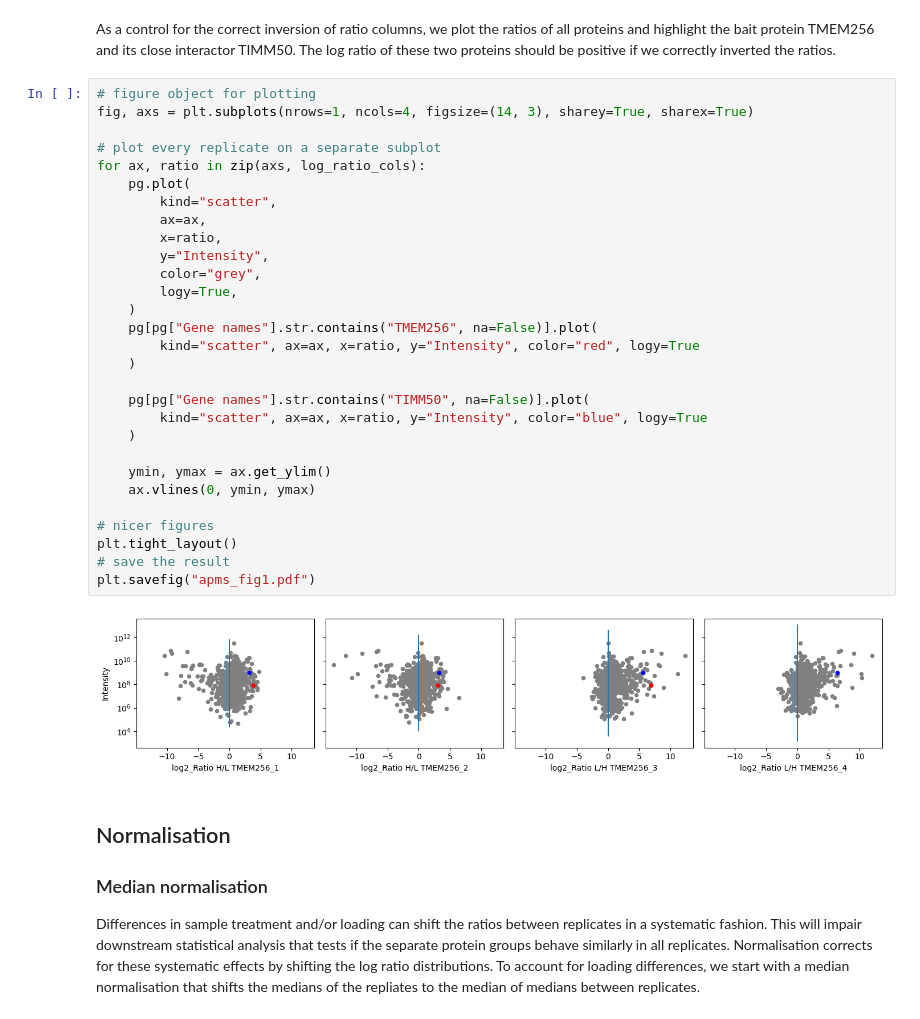
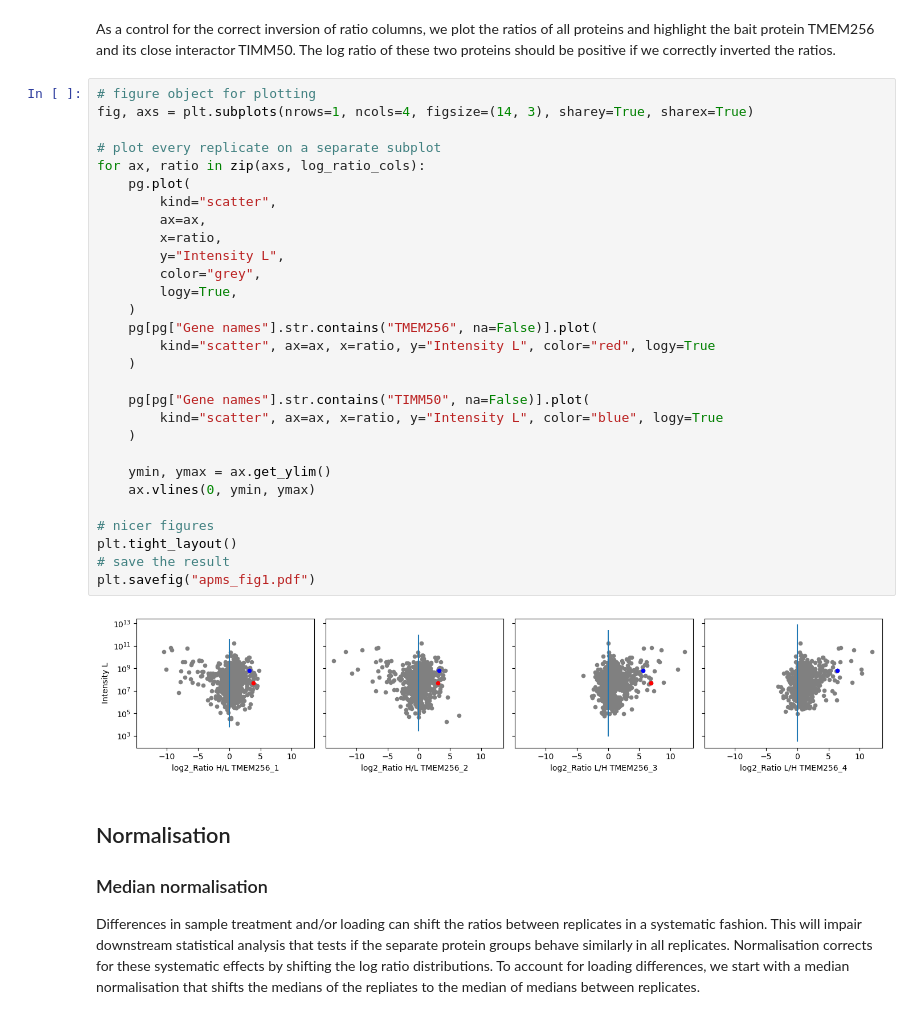
Before and after one commit to ag-warscheid/MitochondrialInteractomeChapter, a Jupyter notebook: 01_ap-ms.ipynb, the cells around one changed output. Saved outputs shown, nothing was run; the diff lists cells and outputs as text.

```diff
--- a/01_ap-ms.ipynb
+++ b/01_ap-ms.ipynb
@@ -64,34 +64,34 @@ The log ratio of these two proteins should be positive if we correctly inverted
 # %%
 # figure object for plotting
 fig, axs = plt.subplots(nrows=1, ncols=4, figsize=(14, 3), sharey=True, sharex=True)
 
 # plot every replicate on a separate subplot
 for ax, ratio in zip(axs, log_ratio_cols):
     pg.plot(
         kind="scatter",
         ax=ax,
         x=ratio,
-        y="Intensity",
+        y="Intensity L",
         color="grey",
         logy=True,
     )
     pg[pg["Gene names"].str.contains("TMEM256", na=False)].plot(
-        kind="scatter", ax=ax, x=ratio, y="Intensity", color="red", logy=True
+        kind="scatter", ax=ax, x=ratio, y="Intensity L", color="red", logy=True
     )
 
     pg[pg["Gene names"].str.contains("TIMM50", na=False)].plot(
-        kind="scatter", ax=ax, x=ratio, y="Intensity", color="blue", logy=True
+        kind="scatter", ax=ax, x=ratio, y="Intensity L", color="blue", logy=True
     )
 
     ymin, ymax = ax.get_ylim()
     ax.vlines(0, ymin, ymax)
 
 # nicer figures
 plt.tight_layout()
 # save the result
 plt.savefig("apms_fig1.pdf")
 # %% [output]
-[figure, old version]
+[figure, new version]
 # %% [markdown]
 ## Normalisation
 ### Median normalisation
```
Also changed, not shown: parts of 4 cells of this notebook, 11 other files.
